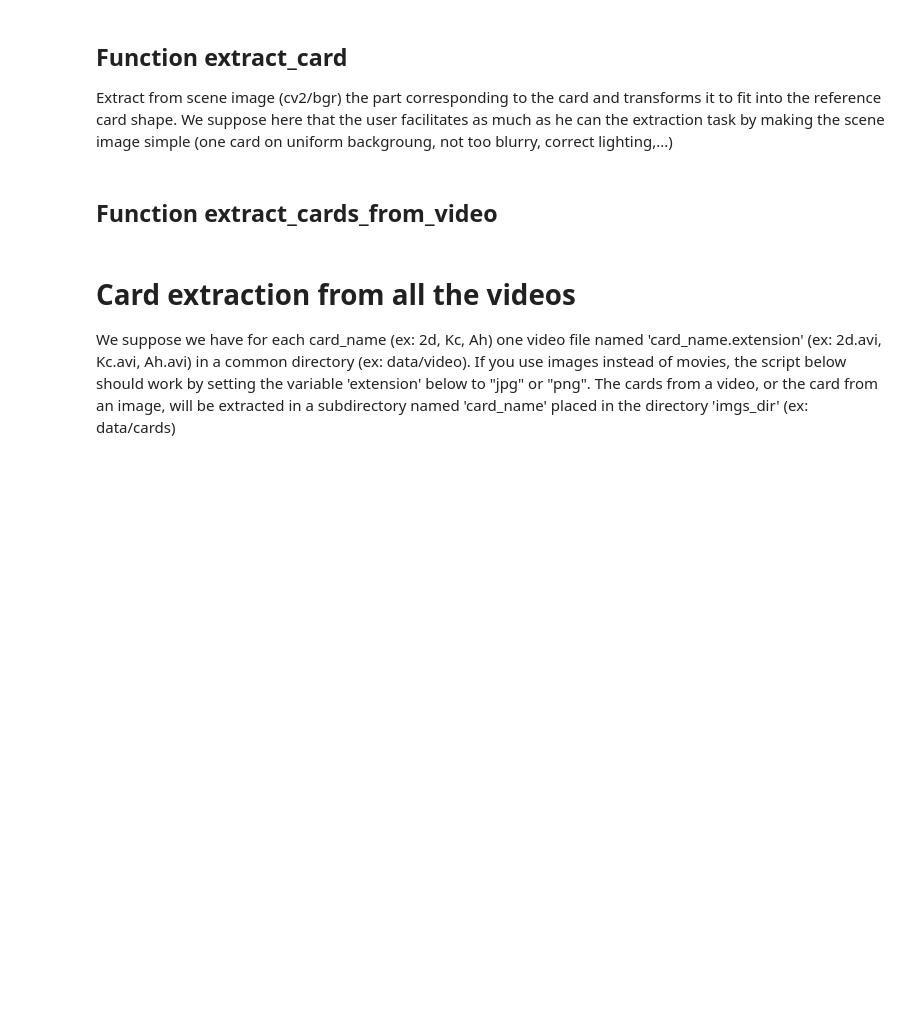
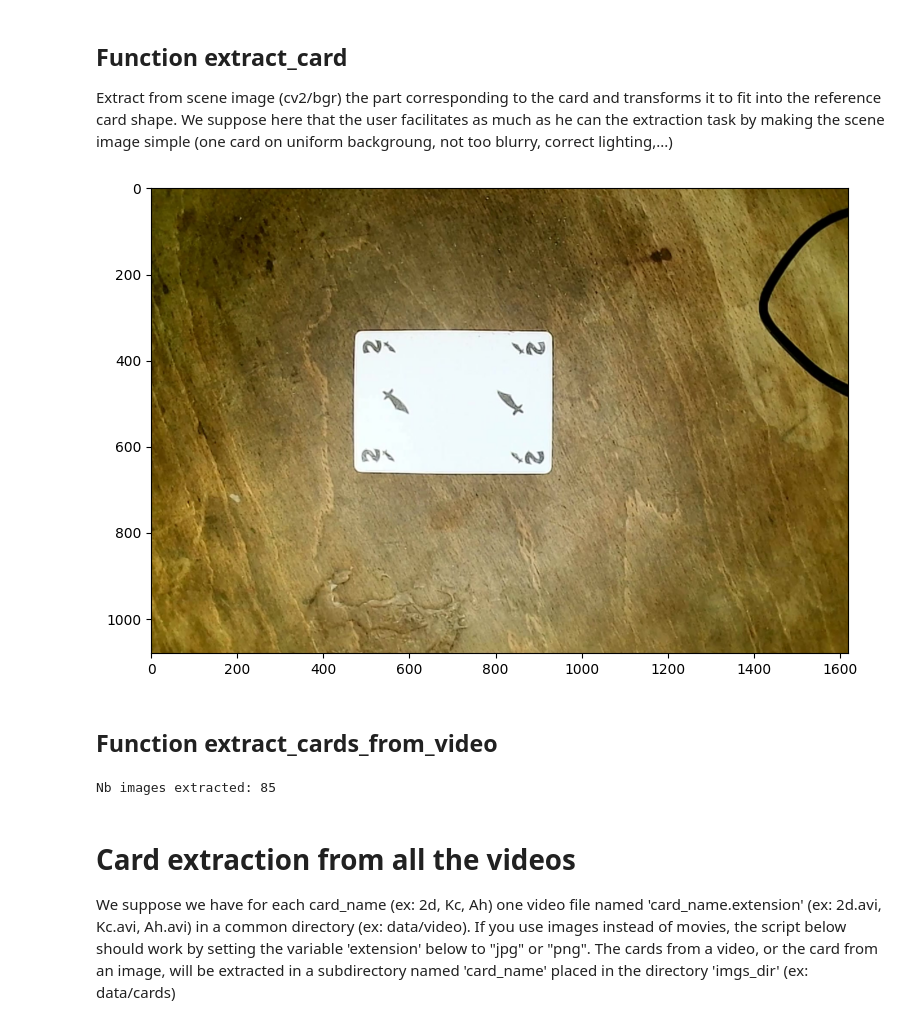
Before and after one commit to wemaxon/tichu-card-detection, a Jupyter notebook: creating_playing_cards_dataset.ipynb, the cells around one changed output. Saved outputs shown, nothing was run; the diff lists cells and outputs as text; code cells hidden in the pictures; blank space fills up the shorter version.

```diff
--- a/creating_playing_cards_dataset.ipynb
+++ b/creating_playing_cards_dataset.ipynb
@@ -325,14 +343,16 @@ def extract_card (img, output_fn=None, min_focus=120, debug=False):
 # %%
 # Test on one image
 debug=False
-img=cv2.imread("test/scene_tichu.png")
+img=cv2.imread("test/tichu_scene.jpg")
 display_img(img)
-valid,card=extract_card(img,"test/extracted_card_tichu.png",min_focus=60, debug=debug)
+valid, card=extract_card(img,"test/extracted_card_tichu.png",min_focus=60, debug=debug)
 if valid:
     display_img(card)
 if debug:
     cv2.waitKey(0)
     cv2.destroyAllWindows()
+# %% [output]
+[figure, added]
 # %% [markdown]
 ## Function extract_cards_from_video
 # %%
@@ -380,8 +400,10 @@ def extract_cards_from_video(video_fn, output_dir=None, keep_ratio=5, min_focus=
     return imgs_list
 # %%
 # Test card extraction from a video
-imgs=extract_cards_from_video("test/2c.avi",output_dir="test/2c",debug=True)
+imgs=extract_cards_from_video("test/tichu_scene_zoomed.mp4",output_dir="test/2c",debug=True)
 print("Nb images extracted:",len(imgs))
+# %% [output]
+Nb images extracted: 85
 # %% [markdown]
 # Card extraction from all the videos
 We suppose we have for each card_name (ex: 2d, Kc, Ah) one video file named 'card_name.extension' (ex: 2d.avi, Kc.avi, Ah.avi) in a common directory (ex: data/video). If you use images instead of movies, the script below should work by setting the variable 'extension' below to "jpg" or "png".
```
Also changed, not shown: parts of 7 cells of this notebook.
